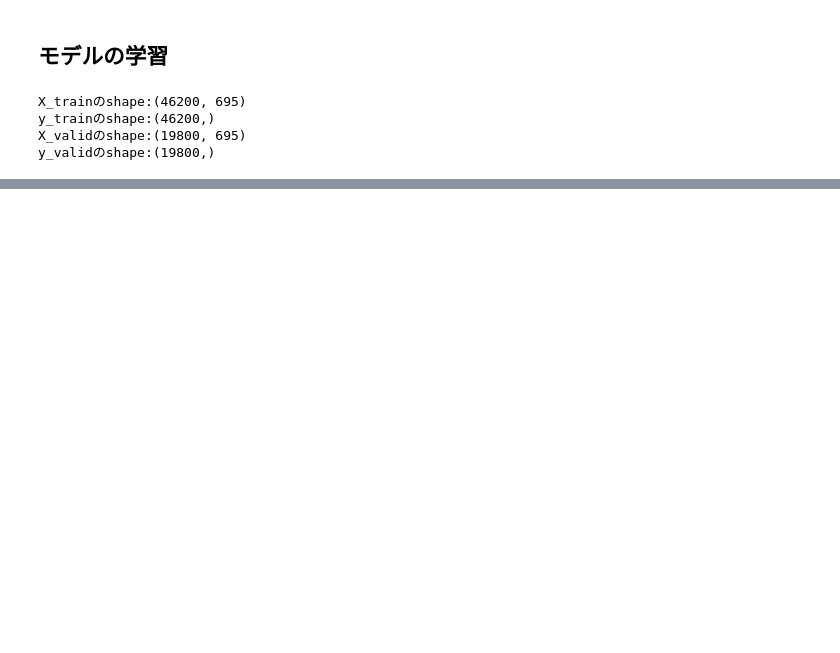
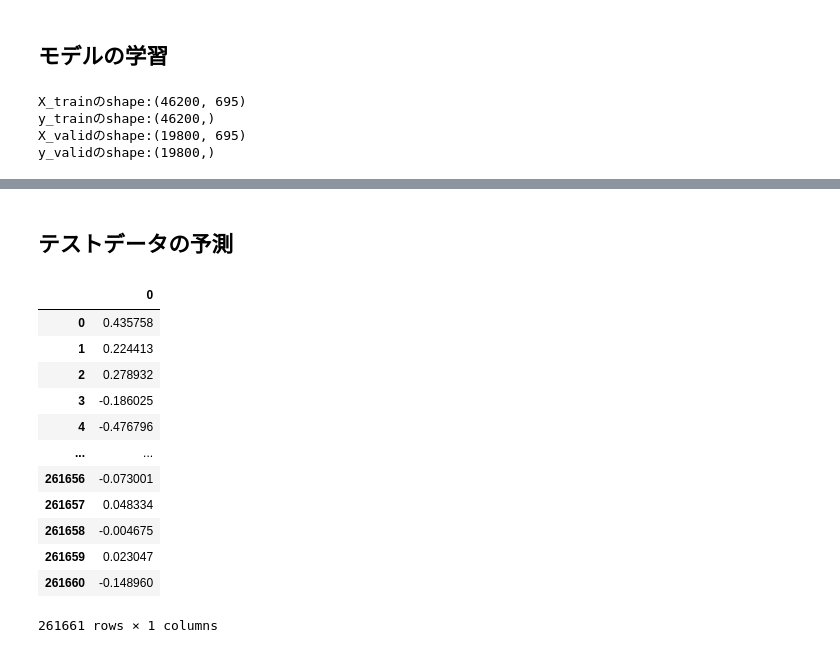
Before and after one commit to IR325/NishikaFinancialPrediction, a Jupyter notebook: 20230816_eda.ipynb, the cells around one changed output, grey strips where cells are left out. Cells and saved outputs as stored; diff of their text form; code cells hidden in the pictures; blank space fills up the shorter version.

```diff
--- a/20230816_eda.ipynb
+++ b/20230816_eda.ipynb
@@ -29,6 +30,7 @@ def cosine_similarity(y_true, y_pred):
 ## データ読み込み
 # %%
 train_data = pd.read_csv(Path(DATA_PATH, "train.csv"))
+test_data = pd.read_csv(Path(DATA_PATH, "test.csv"))
 # %% [markdown]
 ## EDA
 # %%
@@ -135,0 +154,23 @@ validの精度：0.17378829580373475
+# %% [markdown]
+## テストデータの予測
+# %%
+# 予測
+id_test = test_data["id"].values.reshape(-1)
+X_test = test_data.drop(columns=["id"]).copy()
+y_test_pred = clf.predict(X_test)
+# %%
+pd.DataFrame(y_test_pred)
+# %% [output]
+|  | 0 |
+| 0 | 0.435758 |
+| 1 | 0.224413 |
+| 2 | 0.278932 |
+| 3 | -0.186025 |
+| 4 | -0.476796 |
+| ... | ... |
+| 261656 | -0.073001 |
+| 261657 | 0.048334 |
+| 261658 | -0.004675 |
+| 261659 | 0.023047 |
+| 261660 | -0.148960 |
+261661 rows × 1 columns
```
Also changed, not shown: parts of 7 cells of this notebook, 4 other files.
